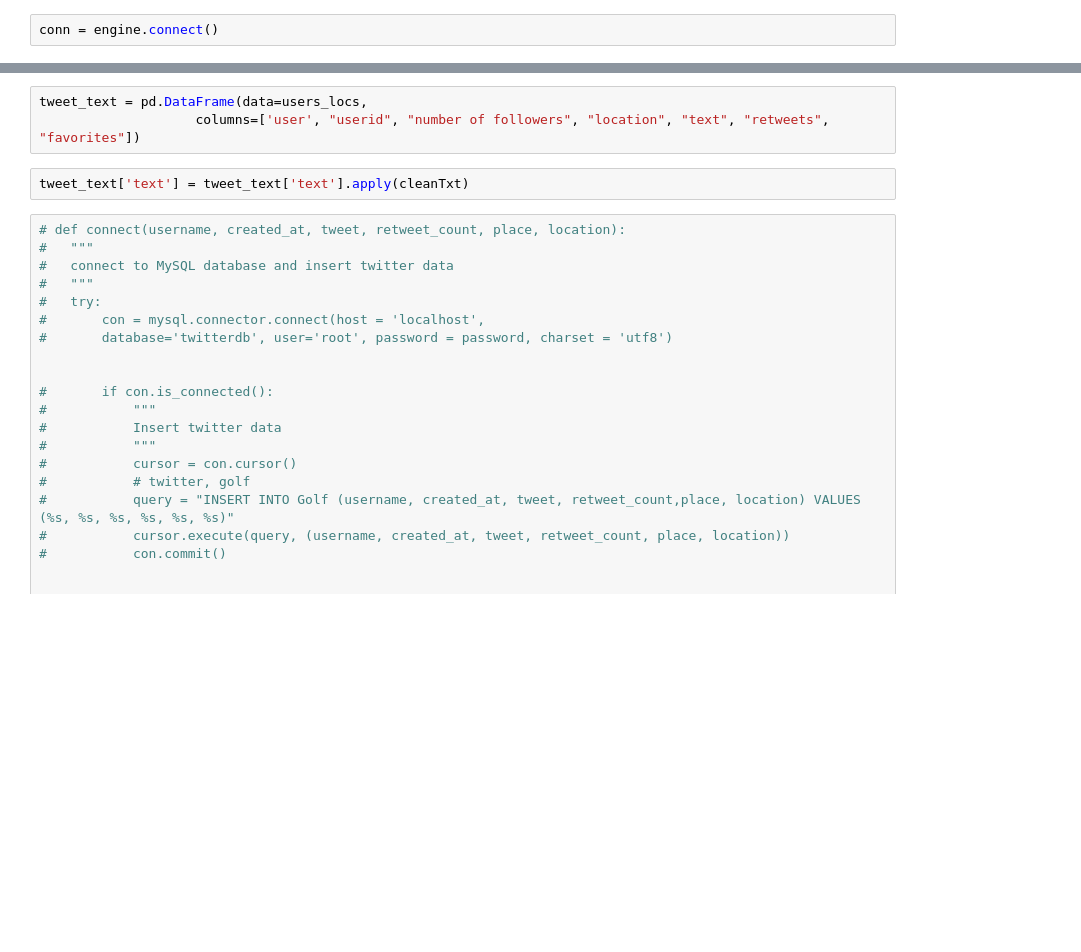
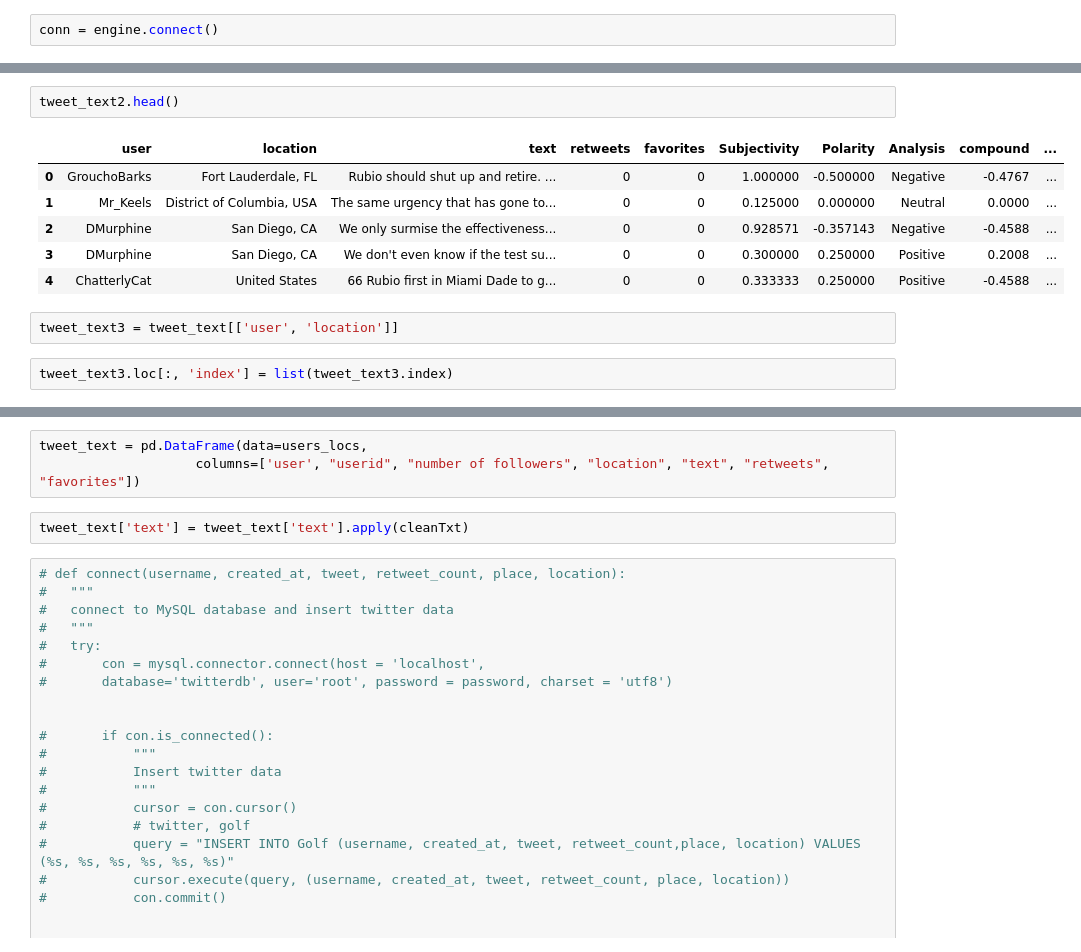
Before and after one commit to smknight3/TwitterVaxxers, a Jupyter notebook: Vaxx.ipynb, the cells around one changed output, grey strips where cells are left out. Cells and saved outputs as stored; diff of their text form; blank space fills up the shorter version.

```diff
--- a/Vaxx.ipynb
+++ b/Vaxx.ipynb
@@ -353,0 +380,13 @@ conn.execute(create_tweet_table)
+# %%
+tweet_text2.head()
+# %% [output]
+|  | user | location | text | retweets | favorites | Subjectivity | Polarity | Analysis | compound | ... |
+| 0 | GrouchoBarks | Fort Lauderdale, FL | Rubio should shut up and retire. ... | 0 | 0 | 1.000000 | -0.500000 | Negative | -0.4767 | ... |
+| 1 | Mr_Keels | District of Columbia, USA | The same urgency that has gone to... | 0 | 0 | 0.125000 | 0.000000 | Neutral | 0.0000 | ... |
+| 2 | DMurphine | San Diego, CA | We only surmise the effectiveness... | 0 | 0 | 0.928571 | -0.357143 | Negative | -0.4588 | ... |
+| 3 | DMurphine | San Diego, CA | We don't even know if the test su... | 0 | 0 | 0.300000 | 0.250000 | Positive | 0.2008 | ... |
+| 4 | ChatterlyCat | United States | 66 Rubio first in Miami Dade to g... | 0 | 0 | 0.333333 | 0.250000 | Positive | -0.4588 | ... |
+# %%
+tweet_text3 = tweet_text[['user', 'location']]
+# %%
+tweet_text3.loc[:, 'index'] = list(tweet_text3.index)
```
Also changed, not shown: parts of 27 cells of this notebook, 1 other file.
